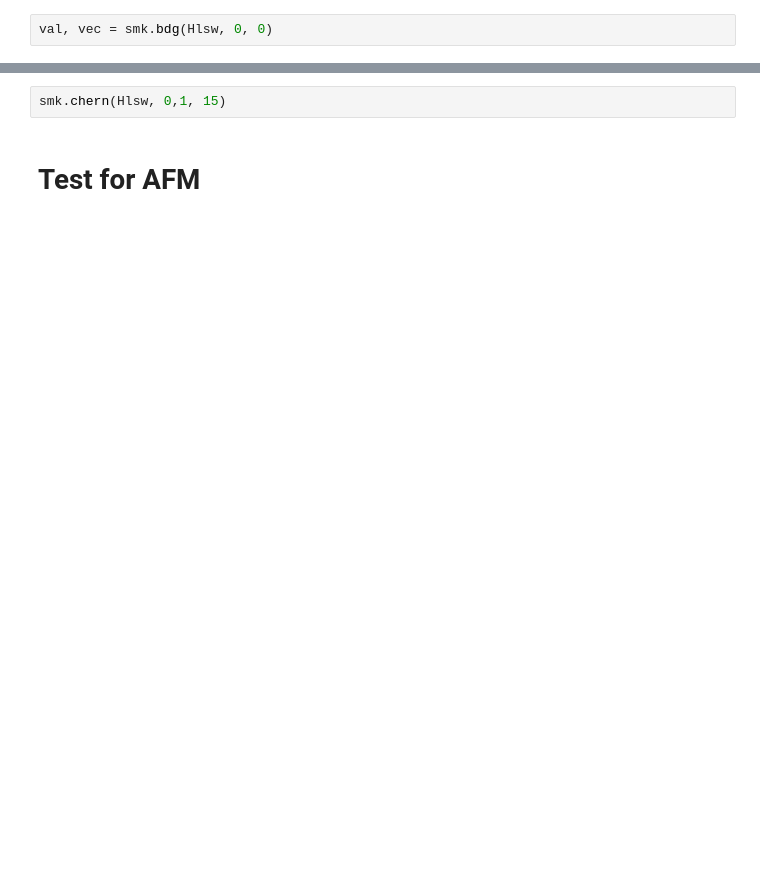
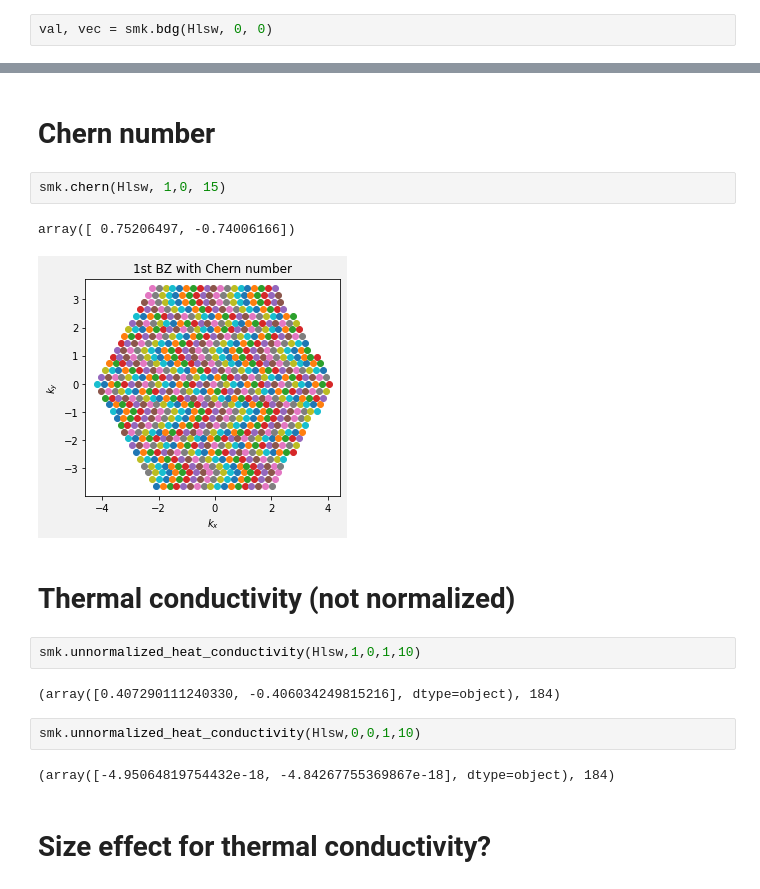
Before and after one commit to yftsai-1900/MagnonProperties, a Jupyter notebook: test.ipynb, the cells around one changed output, grey strips where cells are left out. Saved outputs shown, nothing was run; the diff lists cells and outputs as text; blank space fills up the shorter version.

```diff
--- a/test.ipynb
+++ b/test.ipynb
@@ -58,4 +61,19 @@ smk.berry_curv_graph(Hlsw,1,0,1,10, 10)
+# %% [markdown]
+# Chern number
 # %%
-smk.chern(Hlsw, 0,1, 15)
+smk.chern(Hlsw, 1,0, 15)
+# %% [output]
+array([ 0.75206497, -0.74006166])
+[figure, added]
-# %% [markdown]
-# Test for AFM
+# %% [markdown]
+# Thermal conductivity (not normalized)
+# %%
+smk.unnormalized_heat_conductivity(Hlsw,1,0,1,10)
+# %% [output]
+(array([0.407290111240330, -0.406034249815216], dtype=object), 184)
+# %%
+smk.unnormalized_heat_conductivity(Hlsw,0,0,1,10)
+# %% [output]
+(array([-4.95064819754432e-18, -4.84267755369867e-18], dtype=object), 184)
+# %% [markdown]
+# Size effect for thermal conductivity?
```
Also changed, not shown: parts of 19 cells of this notebook, 1 other file.
